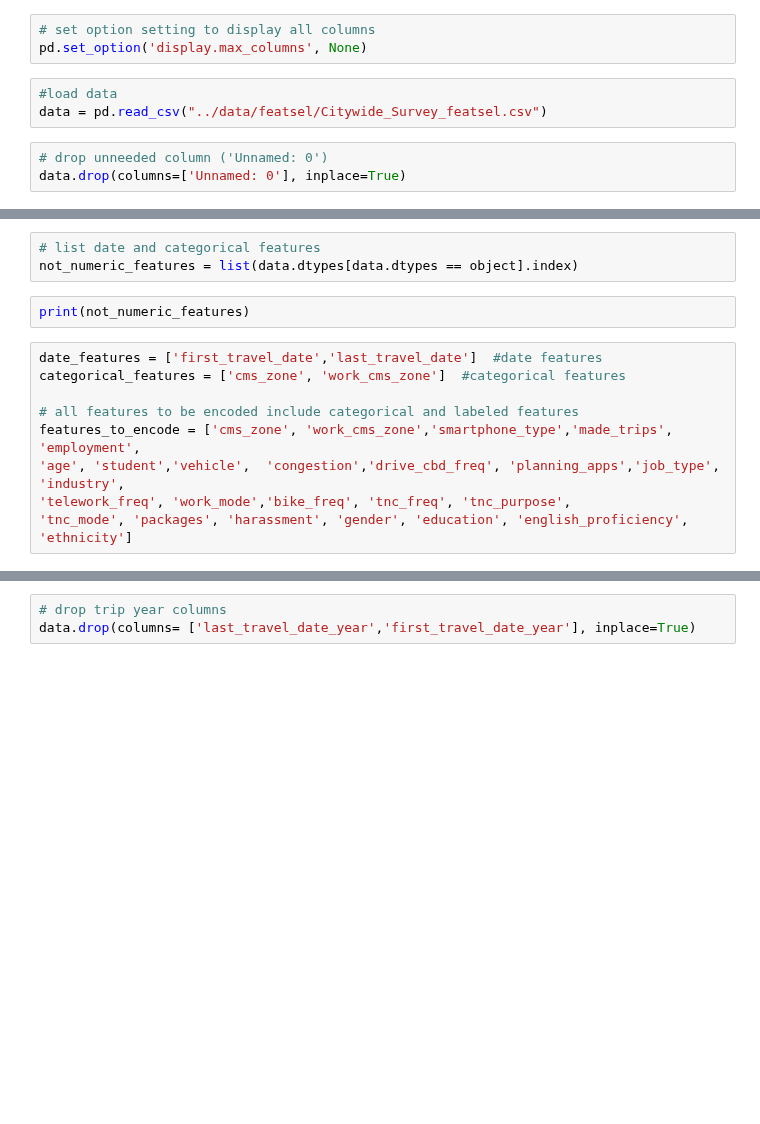
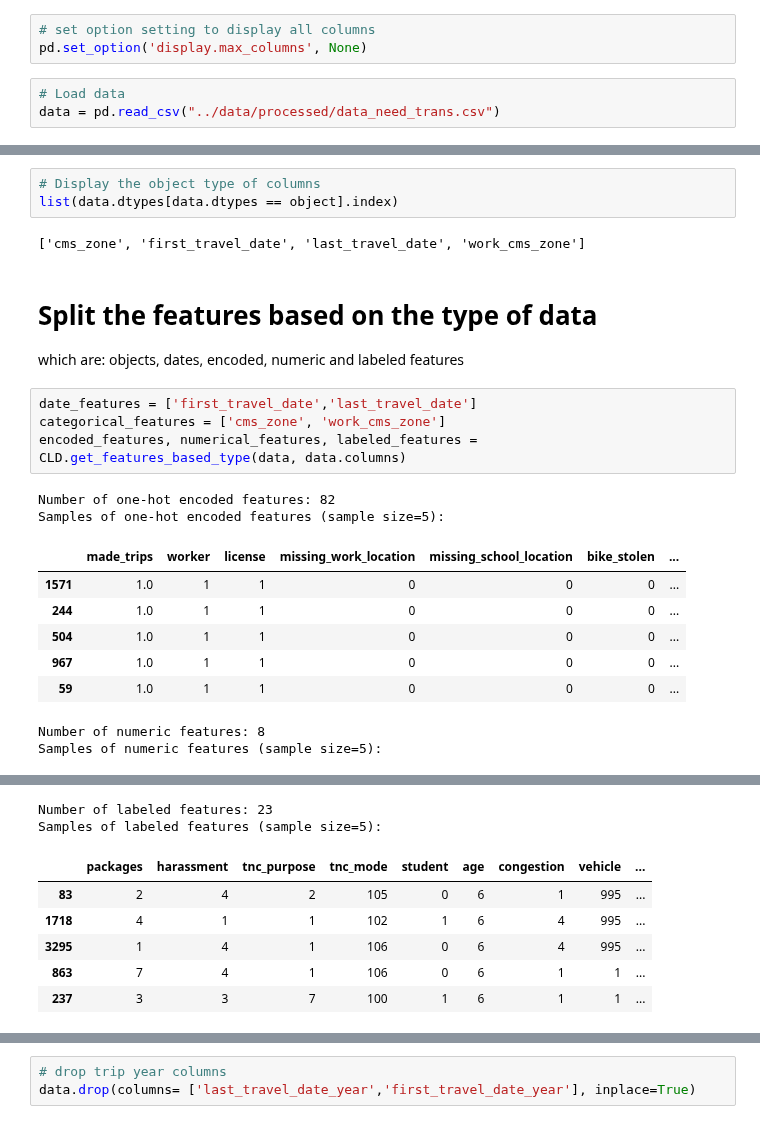
Before and after one commit to mawada-sweis/Clustering-Analysis, a Jupyter notebook: notebooks/Transformation.ipynb, the cells around one changed output, grey strips where cells are left out. Drawn from its saved outputs; the diff is of its cells as text; blank space fills up the shorter version.

```diff
--- a/notebooks/Transformation.ipynb
+++ b/notebooks/Transformation.ipynb
@@ -9,10 +10,7 @@ import transform_data as TRD
 # set option setting to display all columns
 pd.set_option('display.max_columns', None)
 # %%
-#load data
-data = pd.read_csv("../data/featsel/Citywide_Survey_featsel.csv")
+# Load data
+data = pd.read_csv("../data/processed/data_need_trans.csv")
-# %%
-# drop unneeded column ('Unnamed: 0')
-data.drop(columns=['Unnamed: 0'], inplace=True)
 # %%
 # show data
@@ -20,14 +25,23 @@ data
 # %%
-# list date and categorical features
-not_numeric_features = list(data.dtypes[data.dtypes == object].index)
+# Display the object type of columns
+list(data.dtypes[data.dtypes == object].index)
+# %% [output]
+['cms_zone', 'first_travel_date', 'last_travel_date', 'work_cms_zone']
-# %%
-print(not_numeric_features)
-# %%
-date_features = ['first_travel_date','last_travel_date']  #date features
-categorical_features = ['cms_zone', 'work_cms_zone']  #categorical features
-
-# all features to be encoded include categorical and labeled features
-features_to_encode = ['cms_zone', 'work_cms_zone','smartphone_type','made_trips', 'employment',
-'age', 'student','vehicle',  'congestion','drive_cbd_freq', 'planning_apps','job_type', 'industry',
-'telework_freq', 'work_mode','bike_freq', 'tnc_freq', 'tnc_purpose',
-'tnc_mode', 'packages', 'harassment', 'gender', 'education', 'english_proficiency', 'ethnicity']
+# %% [markdown]
+# Split the features based on the type of data
+which are: objects, dates, encoded, numeric and labeled features
+# %%
+date_features = ['first_travel_date','last_travel_date']
+categorical_features = ['cms_zone', 'work_cms_zone']
+encoded_features, numerical_features, labeled_features = CLD.get_features_based_type(data, data.columns)
+# %% [output]
+Number of one-hot encoded features: 82
+Samples of one-hot encoded features (sample size=5):
+|  | made_trips | worker | license | missing_work_location | missing_school_location | bike_stolen | ... |
+| 1571 | 1.0 | 1 | 1 | 0 | 0 | 0 | ... |
+| 244 | 1.0 | 1 | 1 | 0 | 0 | 0 | ... |
+| 504 | 1.0 | 1 | 1 | 0 | 0 | 0 | ... |
+| 967 | 1.0 | 1 | 1 | 0 | 0 | 0 | ... |
+| 59 | 1.0 | 1 | 1 | 0 | 0 | 0 | ... |
+Number of numeric features: 8
+Samples of numeric features (sample size=5):
@@ -33,0 +54,8 @@ features_to_encode = ['cms_zone', 'work_cms_zone','smartphone_type','made_trips'
+Number of labeled features: 23
+Samples of labeled features (sample size=5):
+|  | packages | harassment | tnc_purpose | tnc_mode | student | age | congestion | vehicle | ... |
+| 83 | 2 | 4 | 2 | 105 | 0 | 6 | 1 | 995 | ... |
+| 1718 | 4 | 1 | 1 | 102 | 1 | 6 | 4 | 995 | ... |
+| 3295 | 1 | 4 | 1 | 106 | 0 | 6 | 4 | 995 | ... |
+| 863 | 7 | 4 | 1 | 106 | 0 | 6 | 1 | 1 | ... |
+| 237 | 3 | 3 | 7 | 100 | 1 | 6 | 1 | 1 | ... |
```
Also changed, not shown: parts of 27 cells of this notebook, 6 other files.
